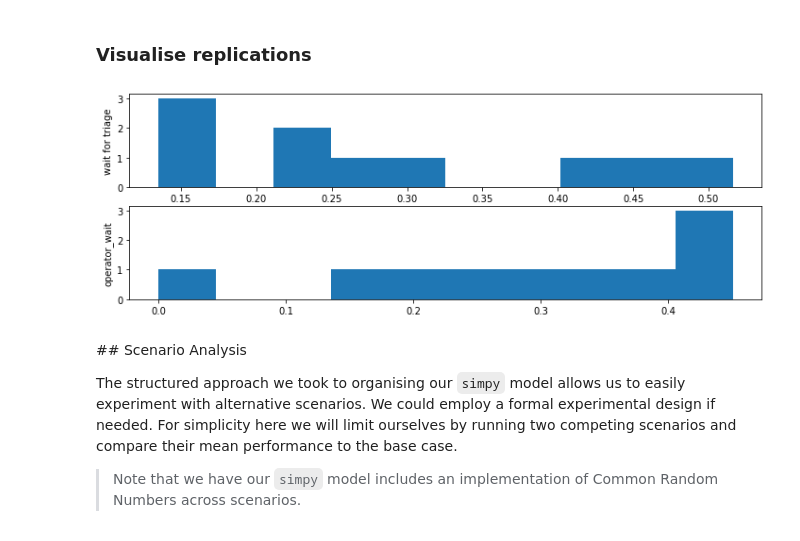
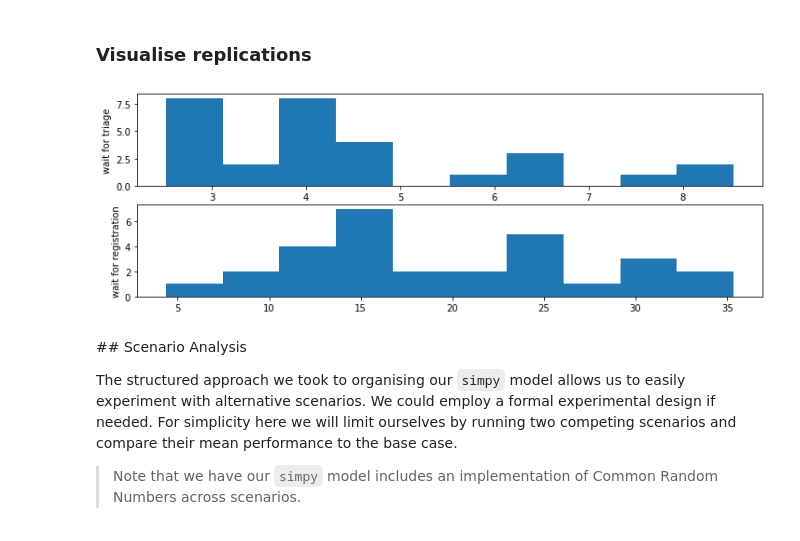
Before and after one commit to TomMonks/open-science-for-sim, a Jupyter notebook: src/notebooks/01_foss_sim/01_simpy.ipynb, the cells around one changed output. Saved outputs shown, nothing was run; the diff lists cells and outputs as text; code cells hidden in the pictures.

Commit message:
SIMPY: more results collection

```diff
--- a/src/notebooks/01_foss_sim/01_simpy.ipynb
+++ b/src/notebooks/01_foss_sim/01_simpy.ipynb
@@ -288,10 +305,12 @@ class Scenario:
             Set to control the initial seeds of each stream of pseudo
             random numbers used in the model.
         '''
-        #sampling
+        # sampling
         self.random_number_set = random_number_set
+        self.init_sampling()
+
+        # count of each type of resource
         self.init_resourse_counts()
-        self.init_sampling()
 
     def set_random_no_set(self, random_number_set):
         '''
@@ -303,7 +322,6 @@ class Scenario:
             used by the distributions in the simulation.
         '''
         self.random_number_set = random_number_set
-        self.init_resourse_counts()
         self.init_sampling()
 
     def init_resourse_counts(self):
@@ -536,6 +554,12 @@ class NonTraumaPathway(object):
         self.wait_treat = -np.inf
         self.total_time = -np.inf
 
+        self.triage_duration = -np.inf
+        self.reg_duration = -np.inf
+        self.eval_duration = -np.inf
+        self.treat_duration = -np.inf
+
+
     def execute(self):
         '''
         simulates the non-trauma/minor treatment process for a patient
@@ -559,8 +583,8 @@ class NonTraumaPathway(object):
                   f'{self.env.now:.3f}')
 
             # sample triage duration.
-            triage_duration = args.triage_dist.sample()
-            yield self.env.timeout(triage_duration)
+            self.triage_duration = args.triage_dist.sample()
+            yield self.env.timeout(self.triage_duration)
 
             trace(f'triage {self.identifier} complete {self.env.now:.3f}; '
                   f'waiting time was {self.wait_triage:.3f}')
@@ -578,8 +602,8 @@ class NonTraumaPathway(object):
                   f'{self.env.now:.3f}')
 
             # sample registration duration.
-            reg_duration = args.trauma_dist.sample()
-            yield self.env.timeout(reg_duration)
+            self.reg_duration = args.reg_dist.sample()
+            yield self.env.timeout(self.reg_duration)
 
             trace(f'patient {self.identifier} registered at'
                   f'{self.env.now:.3f}; '
@@ -598,8 +622,8 @@ class NonTraumaPathway(object):
                   f'{self.env.now:.3f}')
 
             # sample evaluation duration.
-            eval_duration = args.trauma_dist.sample()
-            yield self.env.timeout(eval_duration)
+            self.eval_duration = args.exam_dist.sample()
+            yield self.env.timeout(self.eval_duration)
 
             trace(f'patient {self.identifier} evaluation complete '
                   f'at {self.env.now:.3f};'
@@ -623,8 +647,8 @@ class NonTraumaPathway(object):
                       f'{self.env.now:.3f}')
 
                 # sample treatment duration.
-                treat_duration = args.nt_treat_dist.sample()
-                yield self.env.timeout(treat_duration)
+                self.treat_duration = args.nt_treat_dist.sample()
+                yield self.env.timeout(self.treat_duration)
 
                 trace(f'patient {self.identifier} treatment complete '
                       f'at {self.env.now:.3f};'
@@ -979,7 +1012,7 @@ args = Scenario()
 #run multiple replications.
 #by default it runs 5 replications.
 print('Running multiple replications', end=' => ')
-results  = multiple_replications(args, n_reps=10)
+results  = multiple_replications(args, n_reps=29)
 print('done.\n')
 results.head()
 # %% [output]
@@ -1008,12 +1042,12 @@ results.describe().round(2)
 ### Visualise replications
 # %%
 fig, ax = plt.subplots(2, 1, figsize=(12,4))
-ax[0].hist(results['triage_wait']);
+ax[0].hist(results['01_triage_wait']);
 ax[0].set_ylabel('wait for triage')
-ax[1].hist(results['triage_wait2']);
-ax[1].set_ylabel('operator_wait');
+ax[1].hist(results['02_registration_wait']);
+ax[1].set_ylabel('wait for registration');
 # %% [output]
-[figure, old version]
+[figure, new version]
 # %% [markdown]
 ## Scenario Analysis
 
```
Also changed, not shown: parts of 15 cells of this notebook.
